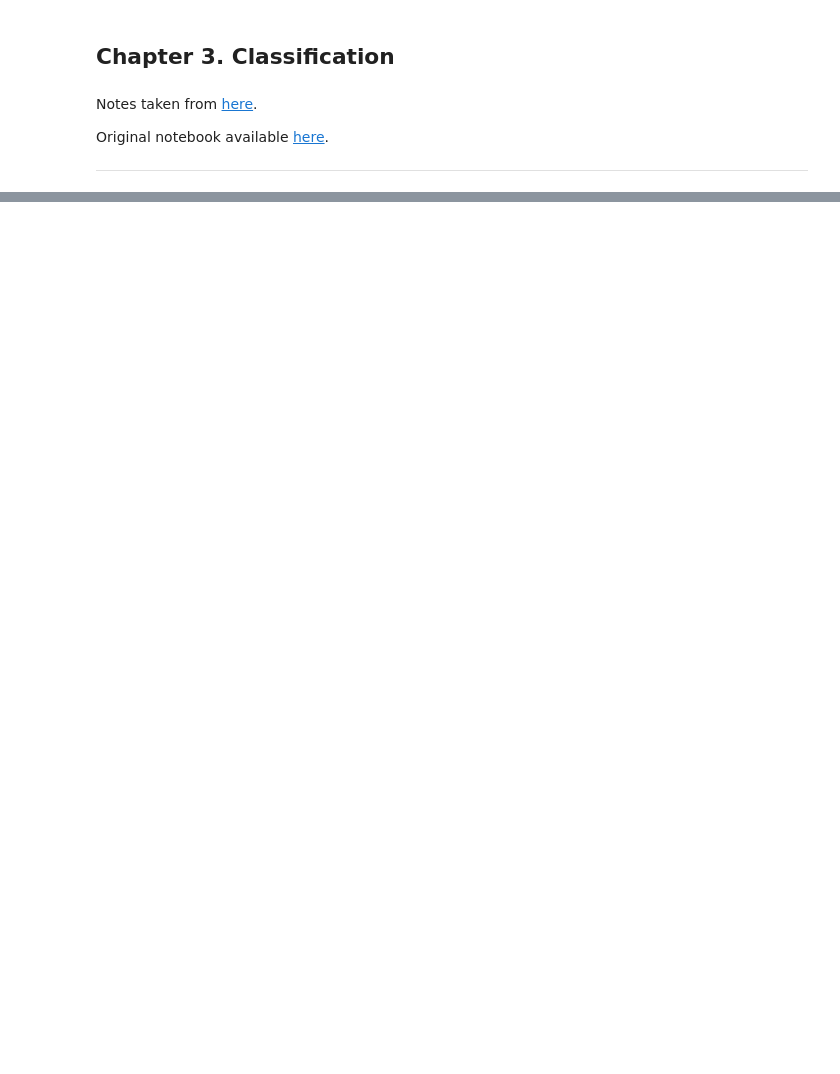
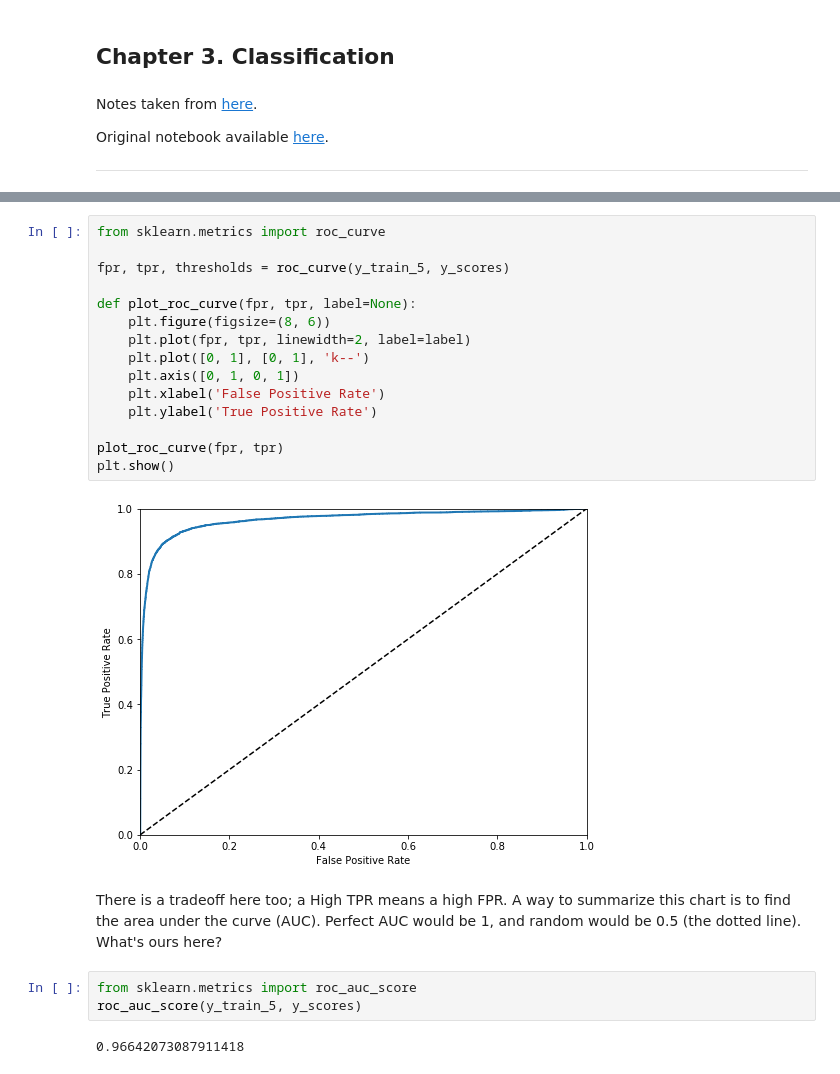
Before and after one commit to Kallin/data_sci_explore, a Jupyter notebook: work/external_tutorials/hands_on_machine_learning/chapter_3/index.ipynb, the cells around one changed output, grey strips where cells are left out. Cells and saved outputs as stored; diff of their text form; blank space fills up the shorter version.

```diff
--- a/work/external_tutorials/hands_on_machine_learning/chapter_3/index.ipynb
+++ b/work/external_tutorials/hands_on_machine_learning/chapter_3/index.ipynb
@@ -31,0 +266,24 @@ mnist
+# %%
+from sklearn.metrics import roc_curve
+
+fpr, tpr, thresholds = roc_curve(y_train_5, y_scores)
+
+def plot_roc_curve(fpr, tpr, label=None):
+    plt.figure(figsize=(8, 6))
+    plt.plot(fpr, tpr, linewidth=2, label=label)
+    plt.plot([0, 1], [0, 1], 'k--')
+    plt.axis([0, 1, 0, 1])
+    plt.xlabel('False Positive Rate')
+    plt.ylabel('True Positive Rate')
+
+plot_roc_curve(fpr, tpr)
+plt.show()
+# %% [output]
+[figure, added]
+# %% [markdown]
+There is a tradeoff here too; a High TPR means a high FPR. A way to summarize this chart is to find the area under the curve (AUC). Perfect AUC would be 1, and random would be 0.5 (the dotted line). What's ours here?
+# %%
+from sklearn.metrics import roc_auc_score
+roc_auc_score(y_train_5, y_scores)
+# %% [output]
+0.96642073087911418
```
Also changed, not shown: parts of 50 cells of this notebook.
